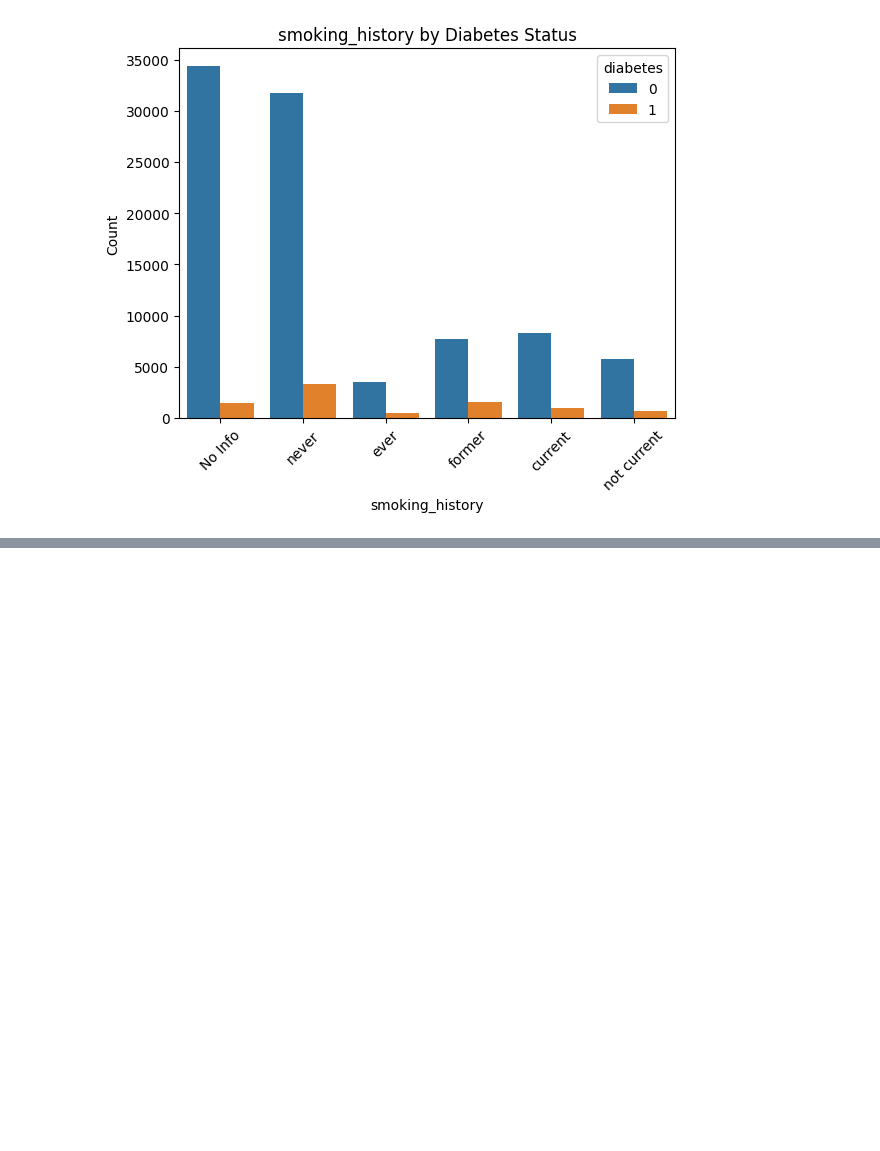
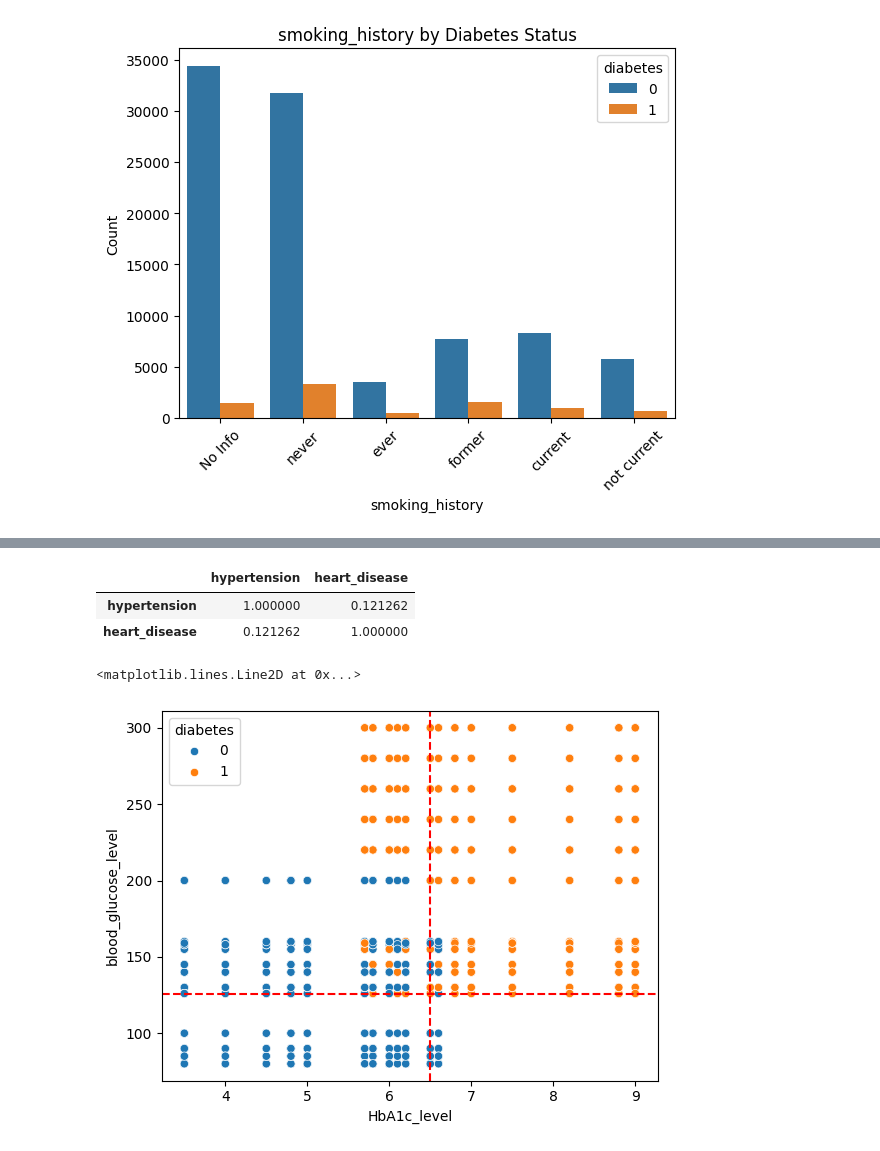
Before and after one commit to najibbi/team6-ss25-datamining, a Jupyter notebook: diabetes_eda.ipynb, the cells around one changed output, grey strips where cells are left out. Saved outputs shown, nothing was run; the diff lists cells and outputs as text; code cells hidden in the pictures; blank space fills up the shorter version.

Commit message:
Added more data exploration

```diff
--- a/diabetes_eda.ipynb
+++ b/diabetes_eda.ipynb
@@ -96,0 +159,13 @@ for col in categorical_cols:
+# %%
+df[['hypertension', 'heart_disease']].corr()
+# %% [output]
+|  | hypertension | heart_disease |
+| hypertension | 1.000000 | 0.121262 |
+| heart_disease | 0.121262 | 1.000000 |
+# %%
+sns.scatterplot(x='HbA1c_level', y='blood_glucose_level', hue='diabetes', data=df)
+plt.axvline(x=6.5, color='red', linestyle='--')
+plt.axhline(y=126, color='red', linestyle='--')
+# %% [output]
+<matplotlib.lines.Line2D at 0x...>
+[figure, added]
```
Also changed, not shown: parts of 3 cells of this notebook.
